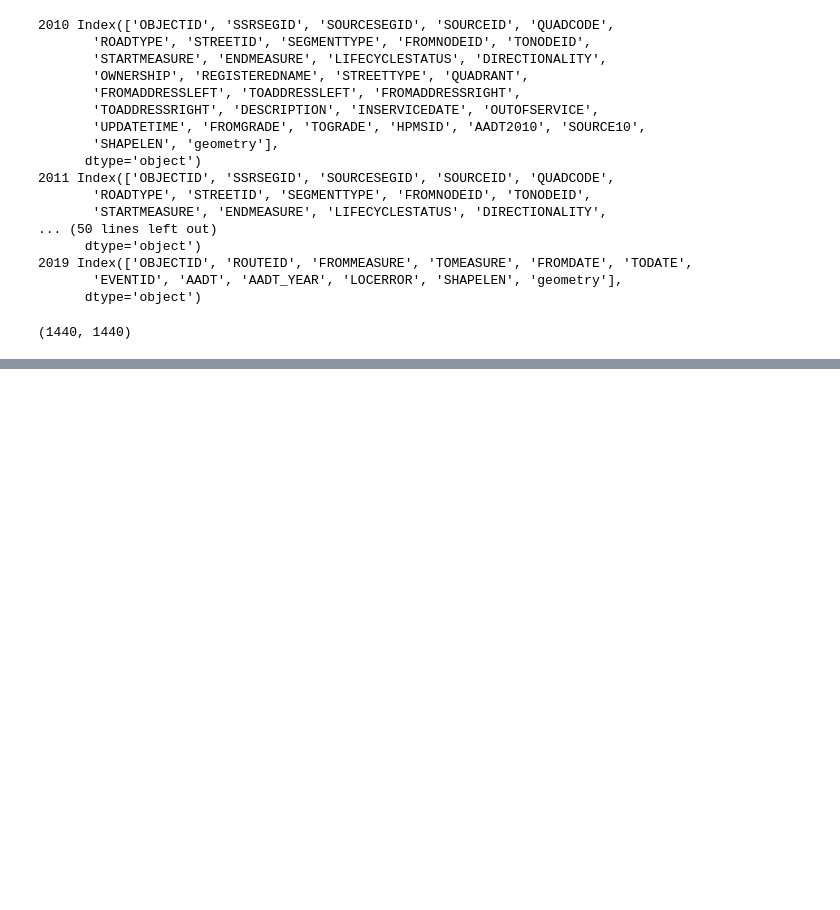
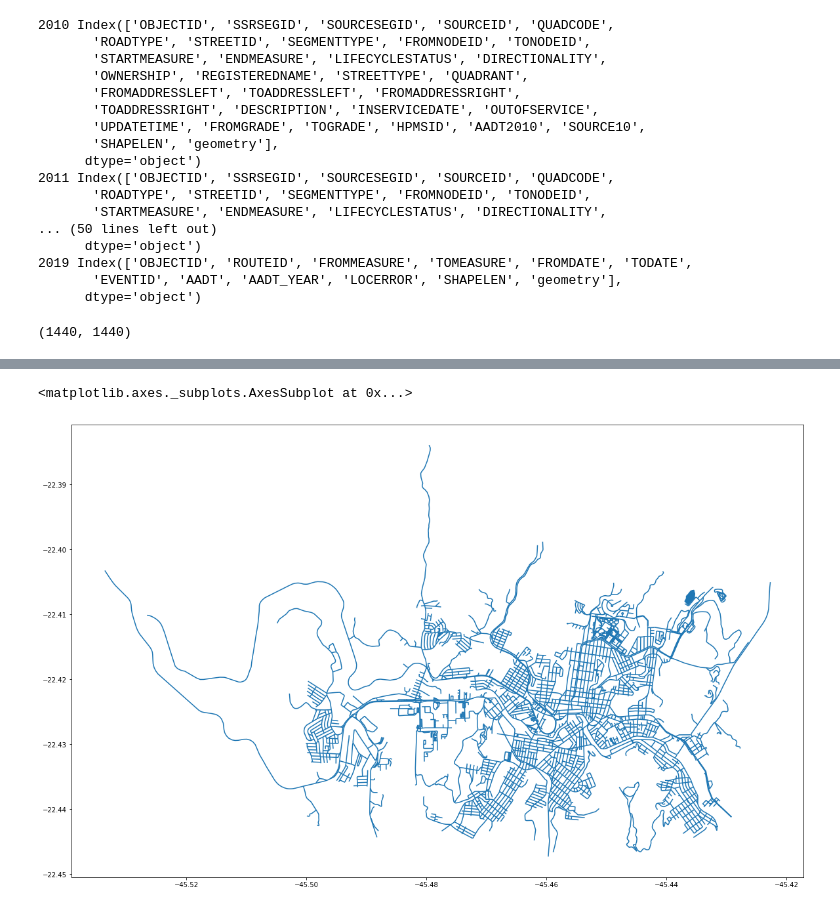
Before and after one commit to valerio-unifei/UNIFEI-IA-Aulas, a Jupyter notebook: UNIFEI_GeoPandas_Traffic_Volume_Columbia.ipynb, the cells around one changed output, grey strips where cells are left out. Saved outputs shown, nothing was run; the diff lists cells and outputs as text; code cells hidden in the pictures; blank space fills up the shorter version.

```diff
--- a/UNIFEI_GeoPandas_Traffic_Volume_Columbia.ipynb
+++ b/UNIFEI_GeoPandas_Traffic_Volume_Columbia.ipynb
@@ -127,0 +206,3 @@ out.release()
+# %%
+ruas = ways.loc[ways['tags'].apply(lambda x: 'highway' in str(x))]
+ruas.head()
@@ -127,0 +216,5 @@ out.release()
+# %%
+ruas.plot()
+# %% [output]
+<matplotlib.axes._subplots.AxesSubplot at 0x...>
+[figure, added]
```
Also changed, not shown: parts of 8 cells of this notebook.
